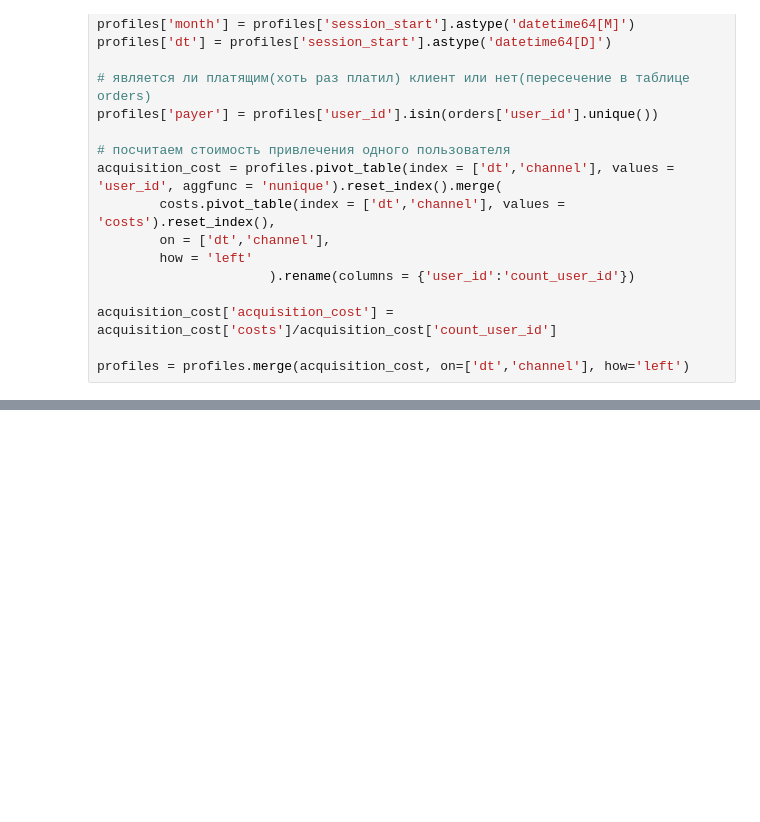
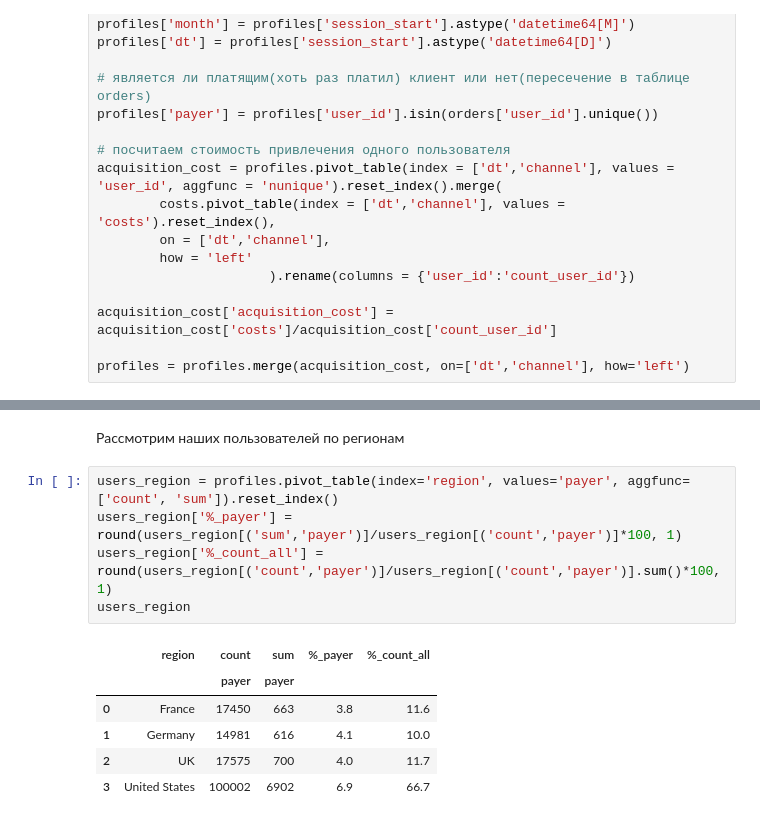
Before and after one commit to AlexVachkan/Data-exploration, a Jupyter notebook: Products_metrics/products_metric.ipynb, the cells around one changed output, grey strips where cells are left out. Saved outputs shown, nothing was run; the diff lists cells and outputs as text; blank space fills up the shorter version.

```diff
--- a/Products_metrics/products_metric.ipynb
+++ b/Products_metrics/products_metric.ipynb
@@ -243,0 +238,14 @@ MultiIndex([('count', 'payer'),
+# %% [markdown]
+Рассмотрим наших пользователей по регионам
+# %%
+users_region = profiles.pivot_table(index='region', values='payer', aggfunc=['count', 'sum']).reset_index()
+users_region['%_payer'] = round(users_region[('sum','payer')]/users_region[('count','payer')]*100, 1)
+users_region['%_count_all'] = round(users_region[('count','payer')]/users_region[('count','payer')].sum()*100, 1)
+users_region
+# %% [output]
+|  | region | count | sum | %_payer | %_count_all |
+|  |  | payer | payer |  |  |
+| 0 | France | 17450 | 663 | 3.8 | 11.6 |
+| 1 | Germany | 14981 | 616 | 4.1 | 10.0 |
+| 2 | UK | 17575 | 700 | 4.0 | 11.7 |
+| 3 | United States | 100002 | 6902 | 6.9 | 66.7 |
```
Also changed, not shown: parts of 10 cells of this notebook.
